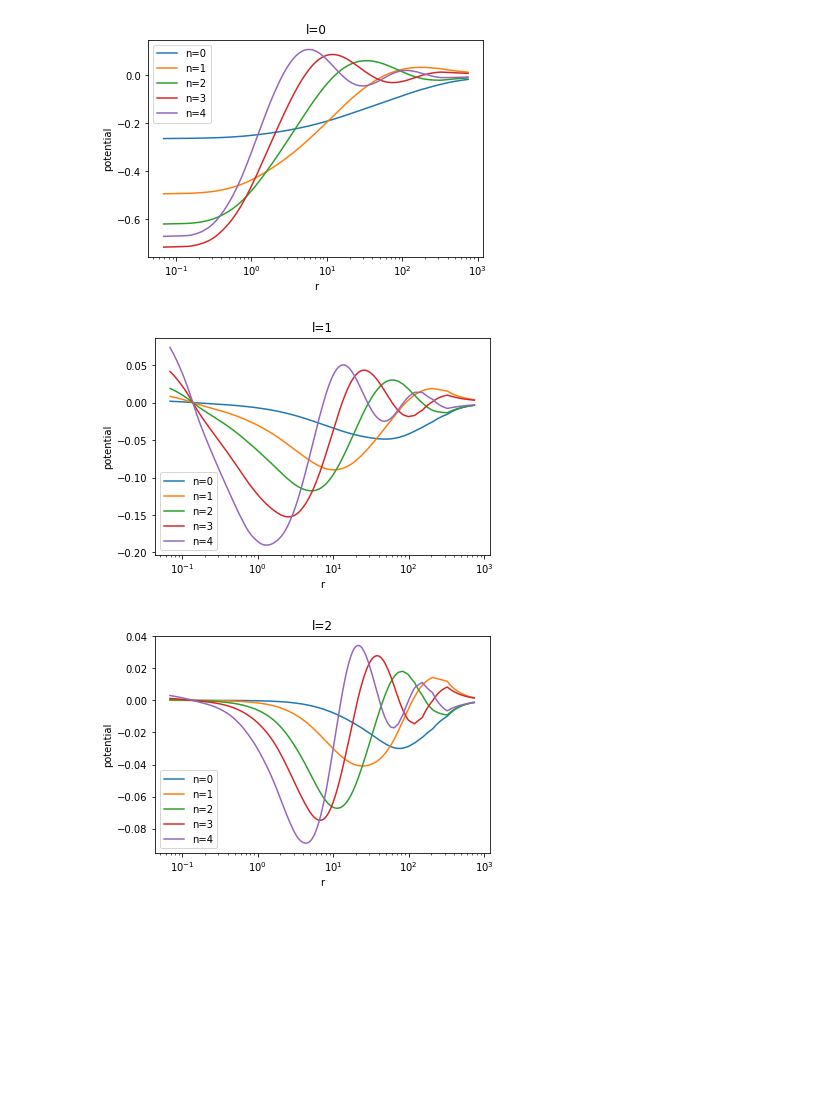
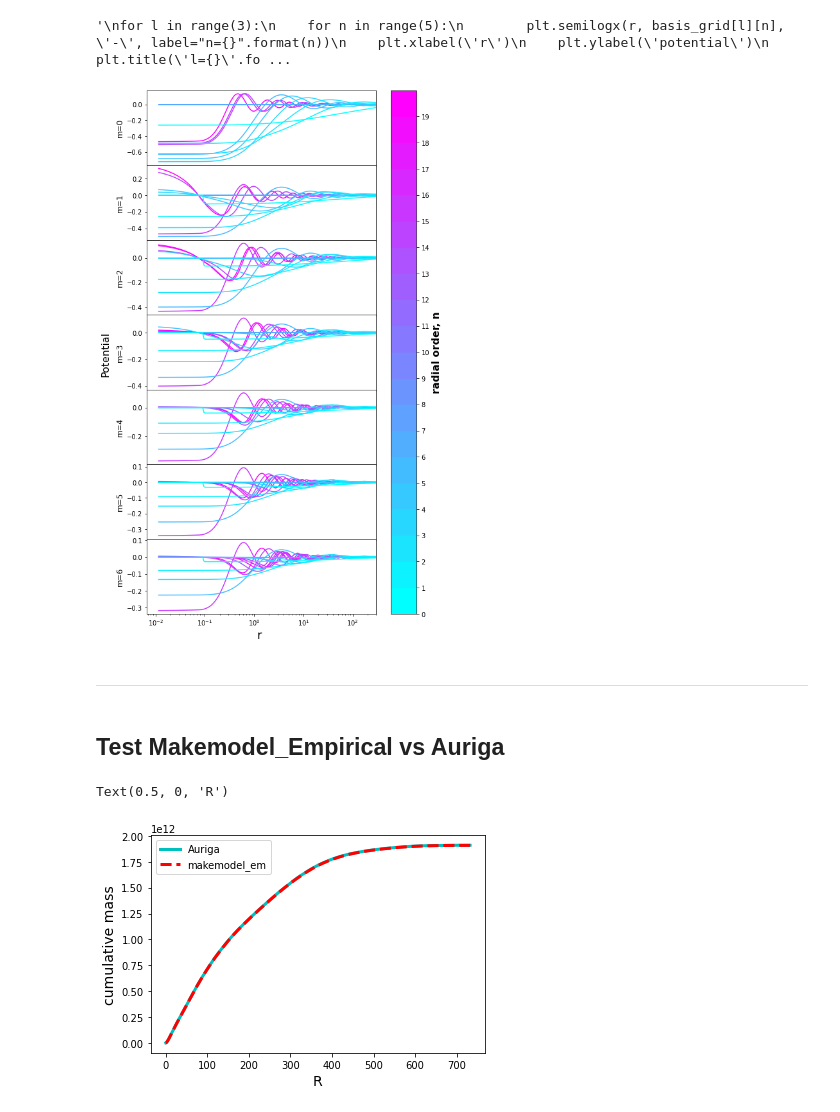
Before and after one commit to jngaravitoc/auriga-exp, a Jupyter notebook: src/TestHalo with pyEXP.ipynb, the cells around one changed output. Drawn from its saved outputs; the diff is of its cells as text; code cells hidden in the pictures; blank space fills up the shorter version.

```diff
--- a/src/TestHalo with pyEXP.ipynb
+++ b/src/TestHalo with pyEXP.ipynb
@@ -188,8 +232,8 @@ basis = pyEXP.basis.Basis.factory(config)
 #basis.cacheInfo('.slgrid_sph_cache')
 
 
-lrmin = np.log10(np.min(R))
-lrmax = np.log10(np.max(R))
+lrmin = np.log10(np.nanmin(R))
+lrmax = np.log10(np.nanmax(R))
 rnum  = len(R)
 basis_grid = basis.getBasis(lrmin, lrmax, rnum)
 
@@ -197,7 +241,7 @@ basis_grid = basis.getBasis(lrmin, lrmax, rnum)
 r = np.linspace(lrmin, lrmax, rnum)
 r = np.power(10.0, r)
 
-
+'''
 for l in range(3):
     for n in range(5):
         plt.semilogx(r, basis_grid[l][n], '-', label="n={}".format(n))
@@ -206,8 +250,42 @@ for l in range(3):
     plt.title('l={}'.format(l))
     plt.legend()
     #plt.savefig('/mnt/home/nico/projects/cosmo_wakes/pyEXP_ex/m12i_test_empirical_basis_{}.png'.format(l), bbox_inches='tight
-    plt.show()
+    plt.show()'''
 # %% [output]
-[figure, removed]
-[figure, removed]
-[figure, removed]
+'\nfor l in range(3):\n    for n in range(5):\n        plt.semilogx(r, basis_grid[l][n], \'-\', label="n={}".format(n))\n    plt.xlabel(\'r\')\n    plt.ylabel(\'potential\')\n    plt.title(\'l={}\'.fo ...
+# %%
+Nmax,lmax=20,6+1
+colors =plt.get_cmap('cool', Nmax)
+fig, ax = plt.subplots(nrows=lmax, ncols=1,figsize=(8,15))
+plt.subplots_adjust(hspace=0)
+for l in range(lmax):
+    #plt.subplot(4,1,m+1)
+    #ax=fig.add_subplot(4,1,m+1)
+    for n in range(0,Nmax):
+        ax[l].semilogx(r, basis_grid[l][n],c=colors(n),label='n = %s'%n,zorder=Nmax-n)
+        ax[l].set_ylabel('m=%s'%l,fontsize=12)
+        ax[l].set_xlim(0,300)
+        if l!=lmax-1:ax[l].set_xticks([])
+
+#plt.legend(title='radial order',fontsize=14,title_fontsize=18)
+
+norm = mpl.colors.Normalize(vmin=0, vmax=Nmax)
+sm = plt.cm.ScalarMappable(cmap=colors, norm=norm)
+sm.set_array([])
+#cbar_ax = fig.add_axes([0.5, 0.15, 0.5, 0.7])
+
+cb=plt.colorbar(sm,ax=ax.ravel().tolist(), ticks=np.arange(0, Nmax, 1))
+cb.set_label(label='radial order, n', size=16, weight='bold')
+plt.xlabel('r ',fontsize=18)
+
+fig.text(0.00, 0.5, 'Potential', va='center', rotation='vertical',fontsize=16)
+
+#plt.subplots_adjust(hspace=0.1)
+plt.show()
+plt.close()
+# %% [output]
+[figure, added]
+# %% [markdown]
+---
+# %% [markdown]
+## Test Makemodel_Empirical vs Auriga
@@ -213,0 +303,12 @@ for l in range(3):
+# %%
+plt.subplot(111)
+#plt.plot(rbins,Macc,color='k',label='return_density',lw=5)#/Macc[-1]
+plt.plot(rb,mbacc,color='c',label='Auriga',lw=3,ls='-')#/mbacc[-1]
+plt.plot(R, M/mfac,c='r',ls='--', label='makemodel_em',lw=3)
+plt.legend()
+plt.ylabel('cumulative mass',fontsize=14)
+plt.xlabel('R',fontsize=14)
+#plt.savefig('plots/CumMassMakemodel_em.pdf')
+# %% [output]
+Text(0.5, 0, 'R')
+[figure, added]
```
Also changed, not shown: parts of 27 cells of this notebook, 12 other files.
